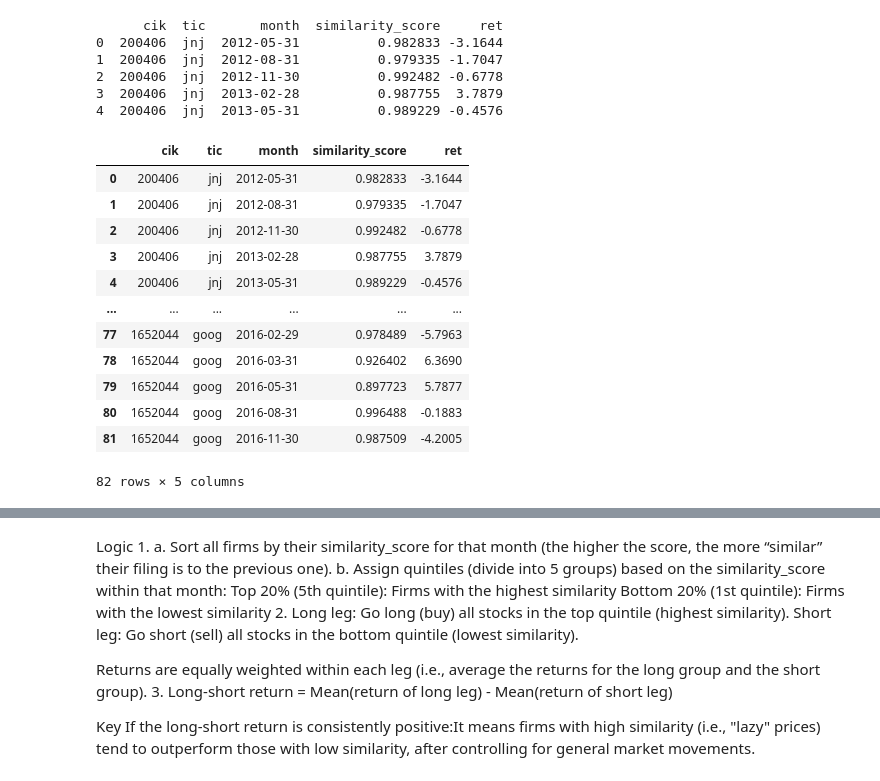
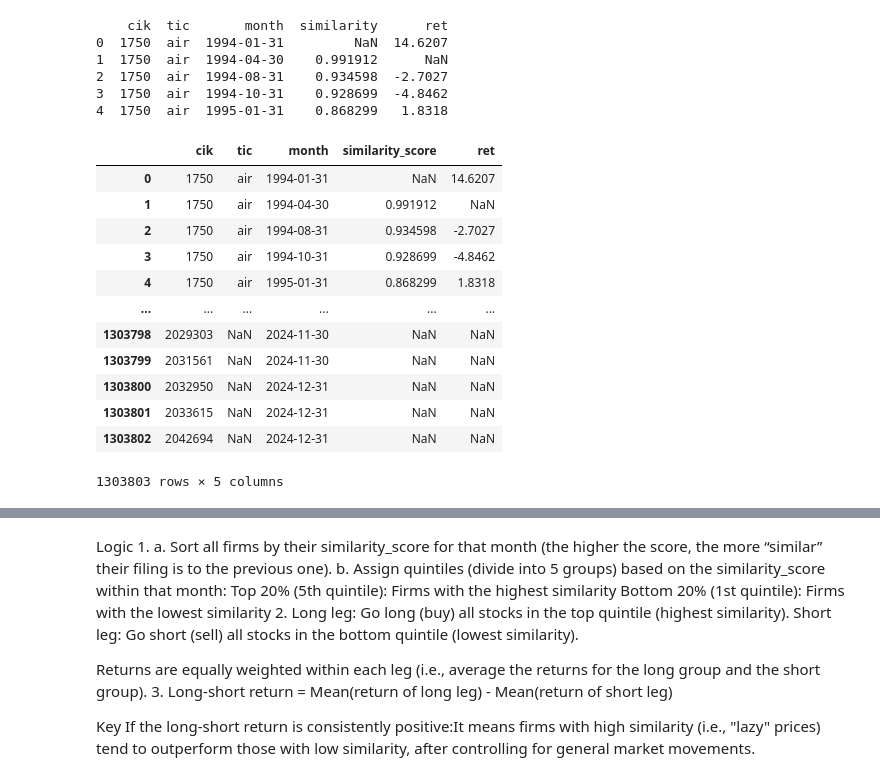
Before and after one commit to ank225git/lazy-prices_replication, a Jupyter notebook: code/portfolio_construction.ipynb, the cells around one changed output, grey strips where cells are left out. Drawn from its saved outputs; the diff is of its cells as text; code cells hidden in the pictures.

```diff
--- a/code/portfolio_construction.ipynb
+++ b/code/portfolio_construction.ipynb
@@ -1,30 +1,34 @@
 # %%
 import pandas as pd
 
 # Load your real dataset
-df = pd.read_csv('../data/processed/full_similarity_scores.csv')
+df = pd.read_csv('../data/processed/full_similarity_with_returns.csv')
 
 # Preview the data
 print(df.head())
 
+df = df.rename(columns={"filing_date": "month"})
+df = df.rename(columns={"similarity": "similarity_score"})
+
+
 df
 # %% [output]
-      cik  tic       month  similarity_score     ret
-0  200406  jnj  2012-05-31          0.982833 -3.1644
-1  200406  jnj  2012-08-31          0.979335 -1.7047
-2  200406  jnj  2012-11-30          0.992482 -0.6778
-3  200406  jnj  2013-02-28          0.987755  3.7879
-4  200406  jnj  2013-05-31          0.989229 -0.4576
+    cik  tic       month  similarity      ret
+0  1750  air  1994-01-31         NaN  14.6207
+1  1750  air  1994-04-30    0.991912      NaN
+2  1750  air  1994-08-31    0.934598  -2.7027
+3  1750  air  1994-10-31    0.928699  -4.8462
+4  1750  air  1995-01-31    0.868299   1.8318
 |  | cik | tic | month | similarity_score | ret |
-| 0 | 200406 | jnj | 2012-05-31 | 0.982833 | -3.1644 |
-| 1 | 200406 | jnj | 2012-08-31 | 0.979335 | -1.7047 |
-| 2 | 200406 | jnj | 2012-11-30 | 0.992482 | -0.6778 |
-| 3 | 200406 | jnj | 2013-02-28 | 0.987755 | 3.7879 |
-| 4 | 200406 | jnj | 2013-05-31 | 0.989229 | -0.4576 |
+| 0 | 1750 | air | 1994-01-31 | NaN | 14.6207 |
+| 1 | 1750 | air | 1994-04-30 | 0.991912 | NaN |
+| 2 | 1750 | air | 1994-08-31 | 0.934598 | -2.7027 |
+| 3 | 1750 | air | 1994-10-31 | 0.928699 | -4.8462 |
+| 4 | 1750 | air | 1995-01-31 | 0.868299 | 1.8318 |
 | ... | ... | ... | ... | ... | ... |
-| 77 | 1652044 | goog | 2016-02-29 | 0.978489 | -5.7963 |
-| 78 | 1652044 | goog | 2016-03-31 | 0.926402 | 6.3690 |
-| 79 | 1652044 | goog | 2016-05-31 | 0.897723 | 5.7877 |
-| 80 | 1652044 | goog | 2016-08-31 | 0.996488 | -0.1883 |
-| 81 | 1652044 | goog | 2016-11-30 | 0.987509 | -4.2005 |
+| 1303798 | 2029303 | NaN | 2024-11-30 | NaN | NaN |
+| 1303799 | 2031561 | NaN | 2024-11-30 | NaN | NaN |
+| 1303800 | 2032950 | NaN | 2024-12-31 | NaN | NaN |
+| 1303801 | 2033615 | NaN | 2024-12-31 | NaN | NaN |
+| 1303802 | 2042694 | NaN | 2024-12-31 | NaN | NaN |
-82 rows × 5 columns
+1303803 rows × 5 columns
```
Also changed, not shown: parts of 11 cells of this notebook, 2 other files.
